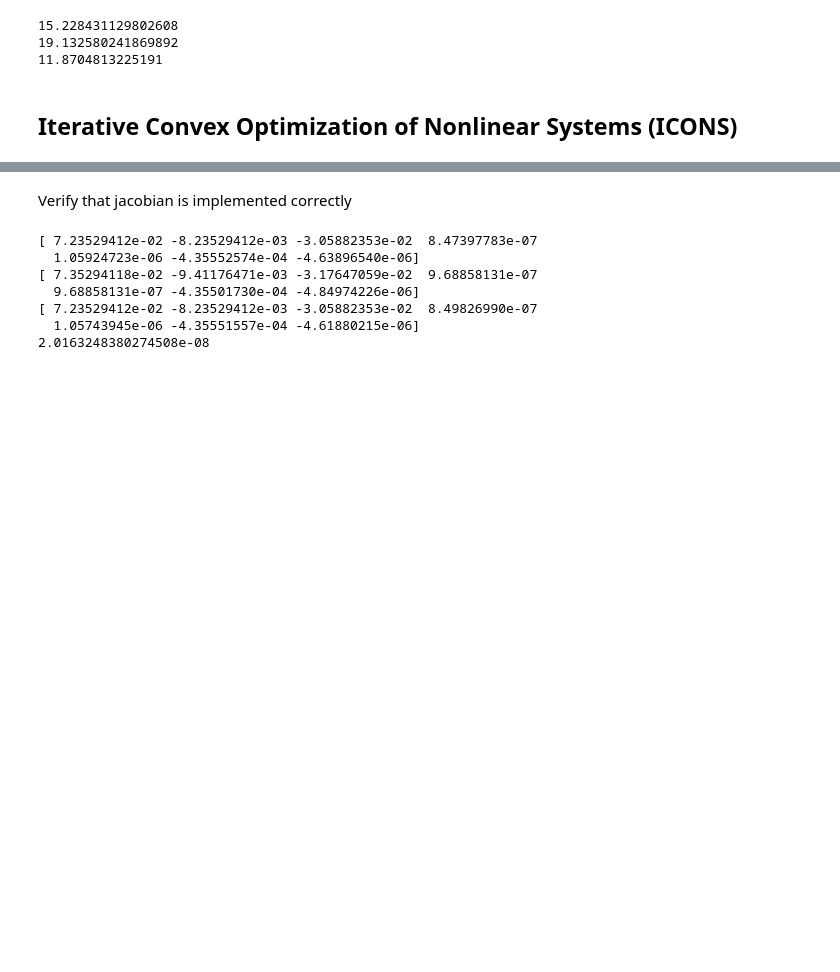
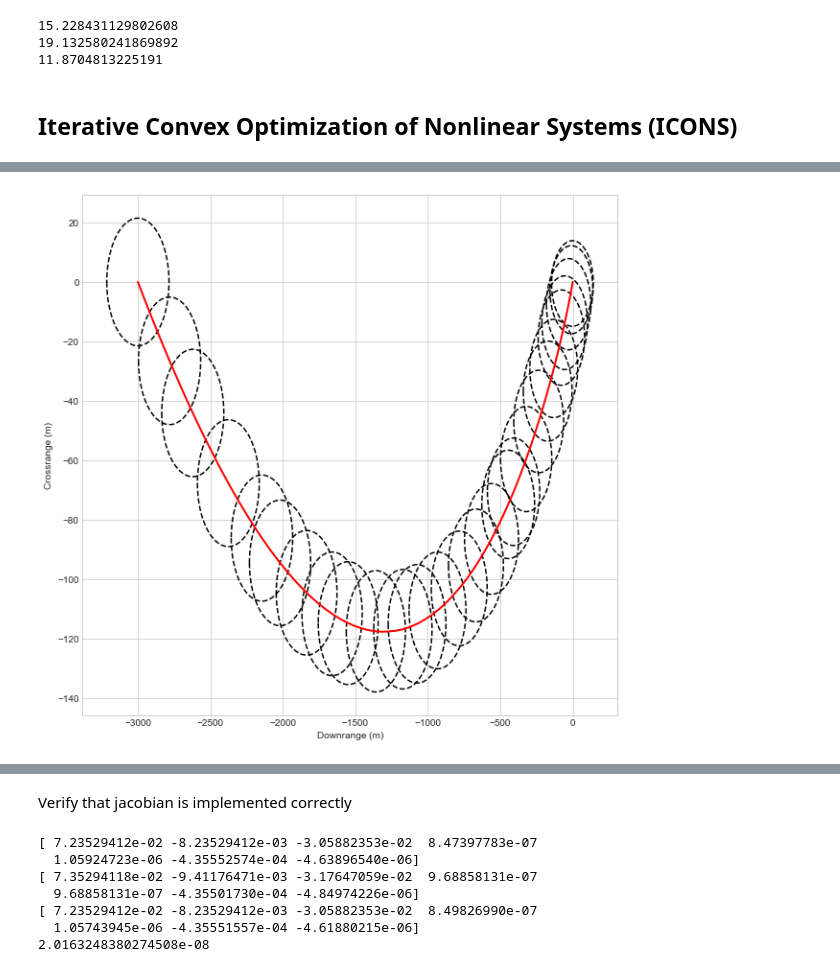
Before and after one commit to CDNoyes/EDL-Py, a Jupyter notebook: ConvexUpdate.ipynb, the cells around one changed output, grey strips where cells are left out. Cells and saved outputs as stored; diff of their text form; code cells hidden in the pictures; blank space fills up the shorter version.

```diff
--- a/ConvexUpdate.ipynb
+++ b/ConvexUpdate.ipynb
@@ -1180,0 +1199,23 @@ Fuel consumed = 1998.0 kg
+# %%
+P0 = np.diag([100,1,100,5,0.1,1,0])*100
+Q = np.diag([10,10,10,1,1,1,0])
+R = np.eye(3)*1e-3
+
+A,B = srp.jac(sol['state'], sol['control'].T)
+t = sol['time']
+P = srp.cov_prop(P0, t, A, B, Q, R) # Can add stochastic noise to this easily
+# %%
+x=sol['state'][0]*m0
+y=sol['state'][1]*m0
+z=sol['state'][2]*m0
+Pxz = [submatrix(Pi, rows=[0,2]) for Pi in P]
+Pxy = [submatrix(Pi, rows=[0,1]) for Pi in P]
+
+plt.figure(1, figsize=(10,10))
+trajectory2d(x, y, Pxy, confidence_intervals=[0.9], plot_kws={'label': 'test', 'c': 'r', 'linewidth': 2}, downsample=5)
+plt.xlabel("Downrange (m)")
+plt.ylabel("Crossrange (m)")
+# plt.axis('square')
+plt.show()
+# %% [output]
+[figure, added]
```
Also changed, not shown: parts of 8 cells of this notebook, 3 other files.
